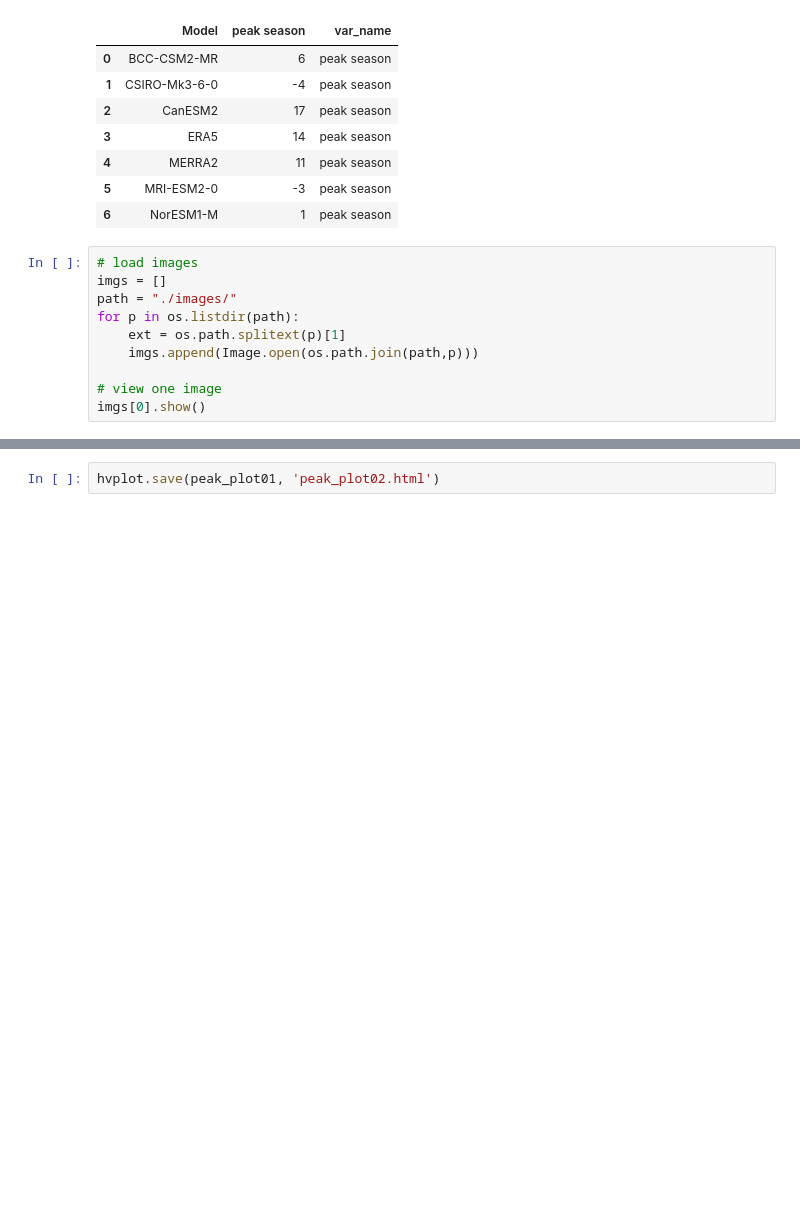
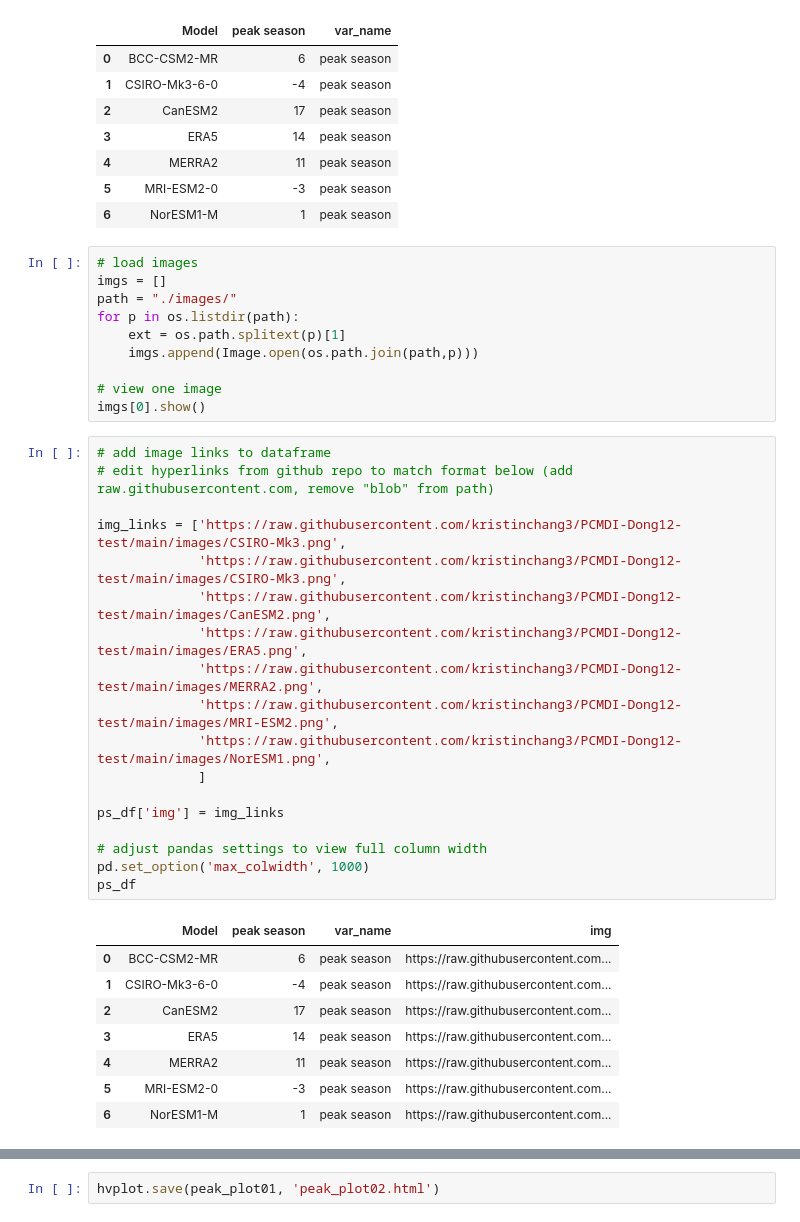
Before and after one commit to kristinchang3/PCMDI-Dong12-test, a Jupyter notebook: sample6_cmec.ipynb, the cells around one changed output, grey strips where cells are left out. Drawn from its saved outputs; the diff is of its cells as text; blank space fills up the shorter version.

```diff
--- a/sample6_cmec.ipynb
+++ b/sample6_cmec.ipynb
@@ -46,3 +46,30 @@ for p in os.listdir(path):
 
 # view one image
 imgs[0].show()
+# %%
+# add image links to dataframe
+# edit hyperlinks from github repo to match format below (add raw.githubusercontent.com, remove "blob" from path)
+
+img_links = ['https://raw.githubusercontent.com/kristinchang3/PCMDI-Dong12-test/main/images/CSIRO-Mk3.png',
+             'https://raw.githubusercontent.com/kristinchang3/PCMDI-Dong12-test/main/images/CSIRO-Mk3.png',
+             'https://raw.githubusercontent.com/kristinchang3/PCMDI-Dong12-test/main/images/CanESM2.png',
+             'https://raw.githubusercontent.com/kristinchang3/PCMDI-Dong12-test/main/images/ERA5.png',
+             'https://raw.githubusercontent.com/kristinchang3/PCMDI-Dong12-test/main/images/MERRA2.png',
+             'https://raw.githubusercontent.com/kristinchang3/PCMDI-Dong12-test/main/images/MRI-ESM2.png',
+             'https://raw.githubusercontent.com/kristinchang3/PCMDI-Dong12-test/main/images/NorESM1.png',
+             ]
+
+ps_df['img'] = img_links
+
+# adjust pandas settings to view full column width
+pd.set_option('max_colwidth', 1000)
+ps_df
+# %% [output]
+|  | Model | peak season | var_name | img |
+| 0 | BCC-CSM2-MR | 6 | peak season | https://raw.githubusercontent.com... |
+| 1 | CSIRO-Mk3-6-0 | -4 | peak season | https://raw.githubusercontent.com... |
+| 2 | CanESM2 | 17 | peak season | https://raw.githubusercontent.com... |
+| 3 | ERA5 | 14 | peak season | https://raw.githubusercontent.com... |
+| 4 | MERRA2 | 11 | peak season | https://raw.githubusercontent.com... |
+| 5 | MRI-ESM2-0 | -3 | peak season | https://raw.githubusercontent.com... |
+| 6 | NorESM1-M | 1 | peak season | https://raw.githubusercontent.com... |
```
Also changed, not shown: parts of 2 cells of this notebook, 1 other file.
